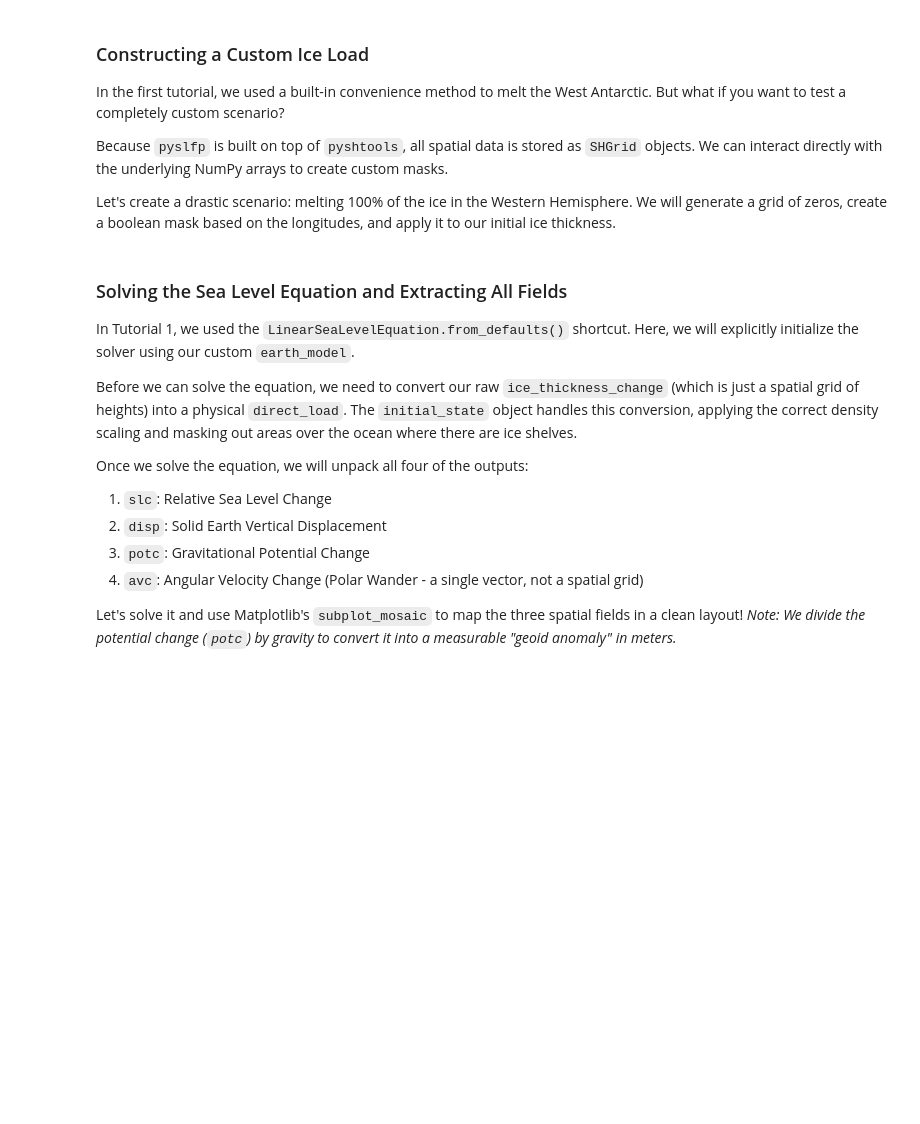
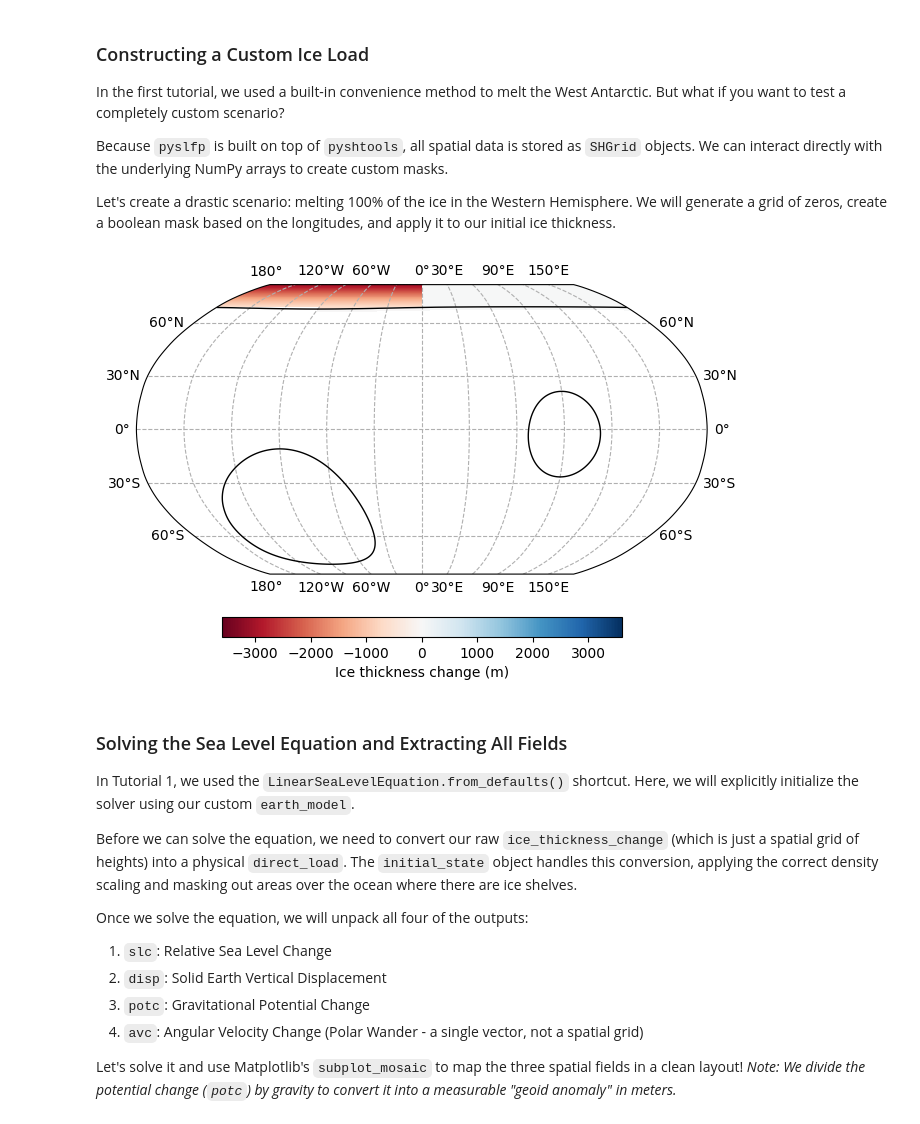
Before and after one commit to da380/pyslfp, a Jupyter notebook: docs/source/tutorials/tutorial2.ipynb, the cells around one changed output. Cells and saved outputs as stored; diff of their text form; code cells hidden in the pictures; blank space fills up the shorter version.

```diff
--- a/docs/source/tutorials/tutorial2.ipynb
+++ b/docs/source/tutorials/tutorial2.ipynb
@@ -90,31 +92,37 @@ Let's create a drastic scenario: melting 100% of the ice in the Western Hemisphe
 # %%
 # 1. Initialize an empty grid compatible with our Earth model
 ice_thickness_change = earth_model.zero_grid()
 
 # 2. Create a spatial mask for the Western Hemisphere (longitudes > 180 or < 0)
 lons = ice_thickness_change.lons()
 west_mask = (lons > 180) | (lons < 0)
 
 # Set the mask to -1 (representing 100% melt) in the west, leaving the east at 0
 ice_thickness_change.data[:, west_mask] = -1.0
 
 # 3. Multiply by the actual initial ice thickness to get the absolute change
 ice_thickness_change *= ice_thickness
 
 
+
 # 4. Visualize the custom melt scenario
 # When an axis is not provided, sl.plot() automatically generates a new
 # figure using the default Robinson projection.
 ax, im = sl.plot(
-    ice_thickness_change * earth_parameters.length_scale,
+    ice_thickness_change
+    * initial_state.ice_projection()
+    * earth_parameters.length_scale,
     coasts=False,
+    symmetric=True,
     colorbar_kwargs={"label": "Ice thickness change (m)"}
 )
 
 # Overlay the initial coastline for context
 initial_state.plot_coastline(ax)
 
 plt.show()
+# %% [output]
+[figure, added]
 # %% [markdown]
 ### Solving the Sea Level Equation and Extracting All Fields
 
```
Also changed, not shown: parts of 3 cells of this notebook, 17 other files.
